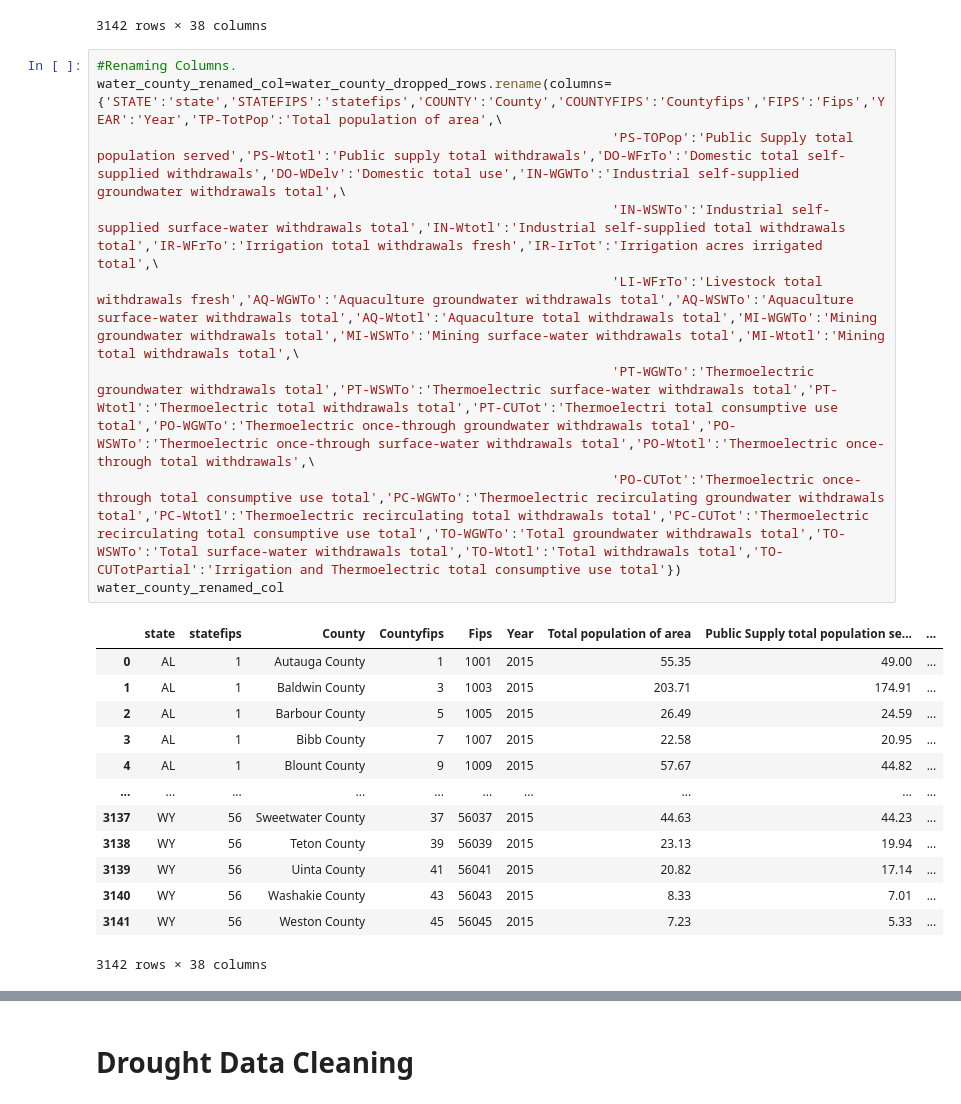
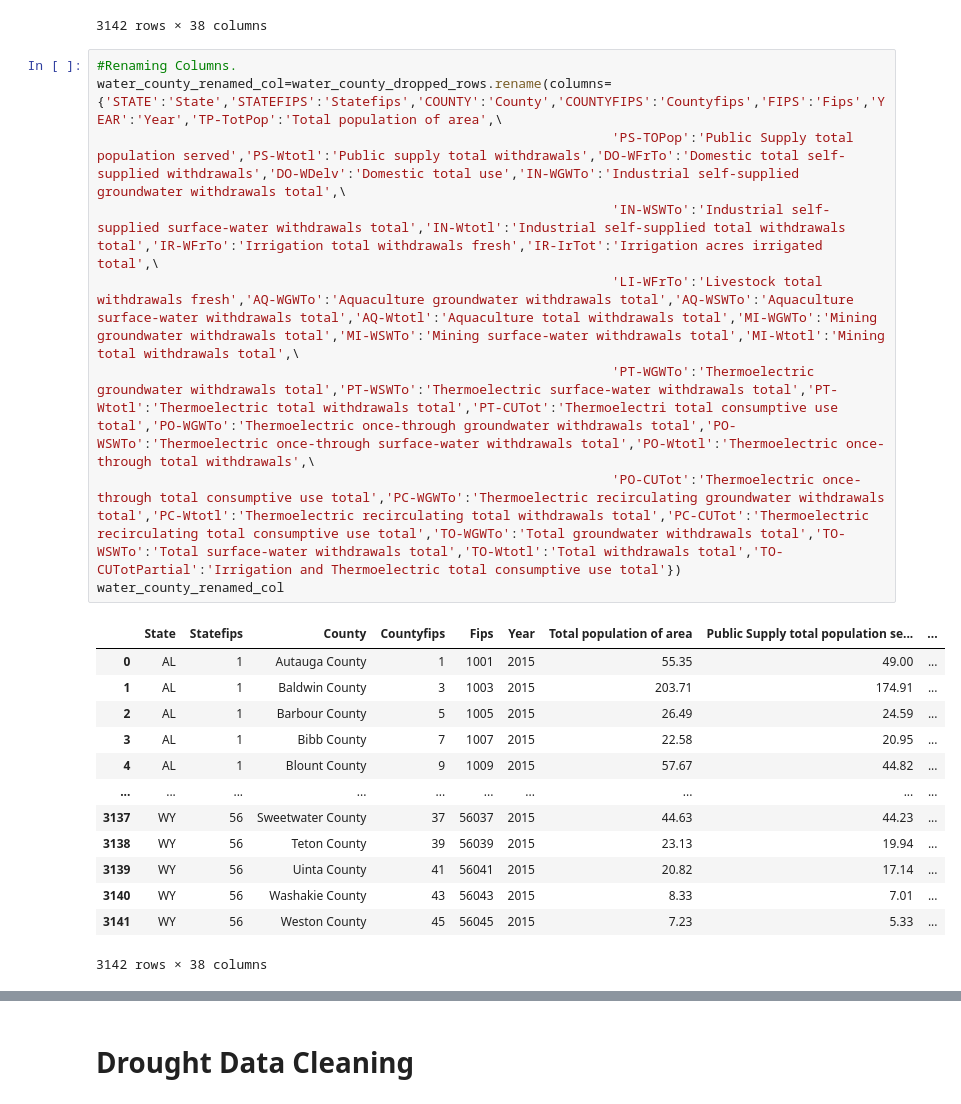
Before and after one commit to gwroth89/water-use-analysis, a Jupyter notebook: Water and Drought County Clean Data.ipynb, the cells around one changed output, grey strips where cells are left out. Saved outputs shown, nothing was run; the diff lists cells and outputs as text.

```diff
--- a/Water and Drought County Clean Data.ipynb
+++ b/Water and Drought County Clean Data.ipynb
@@ -112,15 +112,15 @@ water_county_dropped_rows
 3142 rows × 38 columns
 # %%
 #Renaming Columns.
-water_county_renamed_col=water_county_dropped_rows.rename(columns={'STATE':'state','STATEFIPS':'statefips','COUNTY':'County','COUNTYFIPS':'Countyfips','FIPS':'Fips','YEAR':'Year','TP-TotPop':'Total population of area',\
+water_county_renamed_col=water_county_dropped_rows.rename(columns={'STATE':'State','STATEFIPS':'Statefips','COUNTY':'County','COUNTYFIPS':'Countyfips','FIPS':'Fips','YEAR':'Year','TP-TotPop':'Total population of area',\
                                                                   'PS-TOPop':'Public Supply total population served','PS-Wtotl':'Public supply total withdrawals','DO-WFrTo':'Domestic total self-supplied withdrawals','DO-WDelv':'Domestic total use','IN-WGWTo':'Industrial self-supplied groundwater withdrawals total',\
                                                                   'IN-WSWTo':'Industrial self-supplied surface-water withdrawals total','IN-Wtotl':'Industrial self-supplied total withdrawals total','IR-WFrTo':'Irrigation total withdrawals fresh','IR-IrTot':'Irrigation acres irrigated total',\
                                                                   'LI-WFrTo':'Livestock total withdrawals fresh','AQ-WGWTo':'Aquaculture groundwater withdrawals total','AQ-WSWTo':'Aquaculture surface-water withdrawals total','AQ-Wtotl':'Aquaculture total withdrawals total','MI-WGWTo':'Mining groundwater withdrawals total','MI-WSWTo':'Mining surface-water withdrawals total','MI-Wtotl':'Mining total withdrawals total',\
                                                                   'PT-WGWTo':'Thermoelectric groundwater withdrawals total','PT-WSWTo':'Thermoelectric surface-water withdrawals total','PT-Wtotl':'Thermoelectric total withdrawals total','PT-CUTot':'Thermoelectri total consumptive use total','PO-WGWTo':'Thermoelectric once-through groundwater withdrawals total','PO-WSWTo':'Thermoelectric once-through surface-water withdrawals total','PO-Wtotl':'Thermoelectric once-through total withdrawals',\
                                                                   'PO-CUTot':'Thermoelectric once-through total consumptive use total','PC-WGWTo':'Thermoelectric recirculating groundwater withdrawals total','PC-Wtotl':'Thermoelectric recirculating total withdrawals total','PC-CUTot':'Thermoelectric recirculating total consumptive use total','TO-WGWTo':'Total groundwater withdrawals total','TO-WSWTo':'Total surface-water withdrawals total','TO-Wtotl':'Total withdrawals total','TO-CUTotPartial':'Irrigation and Thermoelectric total consumptive use total'})
 water_county_renamed_col
 # %% [output]
-|  | state | statefips | County | Countyfips | Fips | Year | Total population of area | Public Supply total population se... | ... |
+|  | State | Statefips | County | Countyfips | Fips | Year | Total population of area | Public Supply total population se... | ... |
 | 0 | AL | 1 | Autauga County | 1 | 1001 | 2015 | 55.35 | 49.00 | ... |
 | 1 | AL | 1 | Baldwin County | 3 | 1003 | 2015 | 203.71 | 174.91 | ... |
 | 2 | AL | 1 | Barbour County | 5 | 1005 | 2015 | 26.49 | 24.59 | ... |
```
Also changed, not shown: parts of 16 cells of this notebook, 3 other files.
